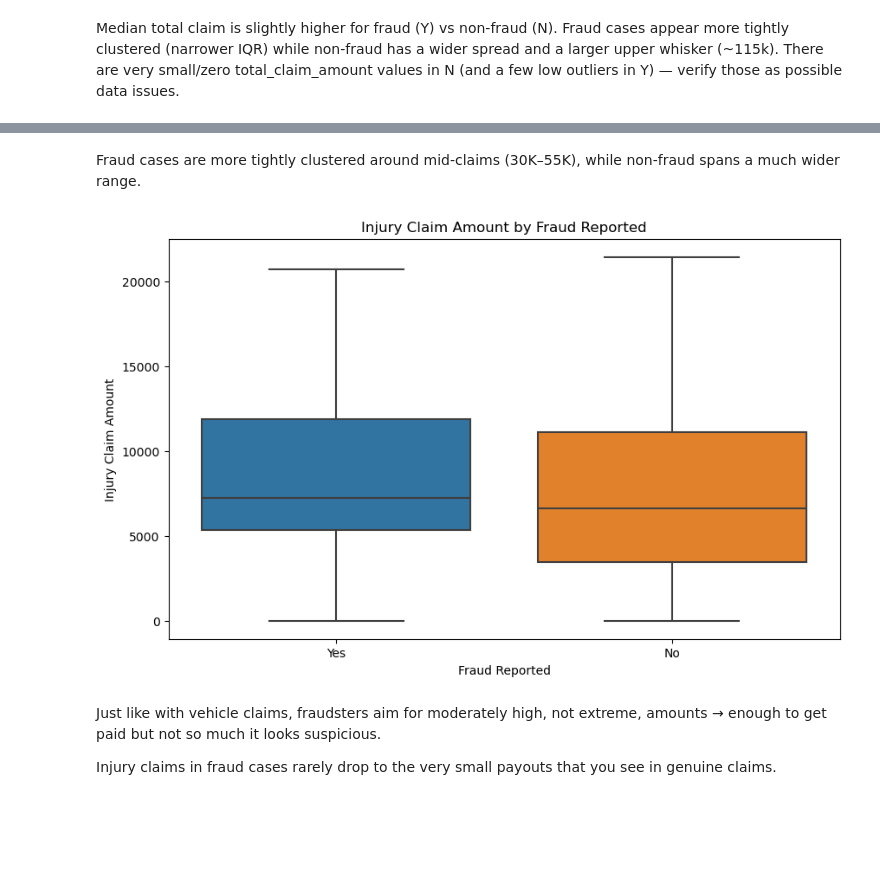
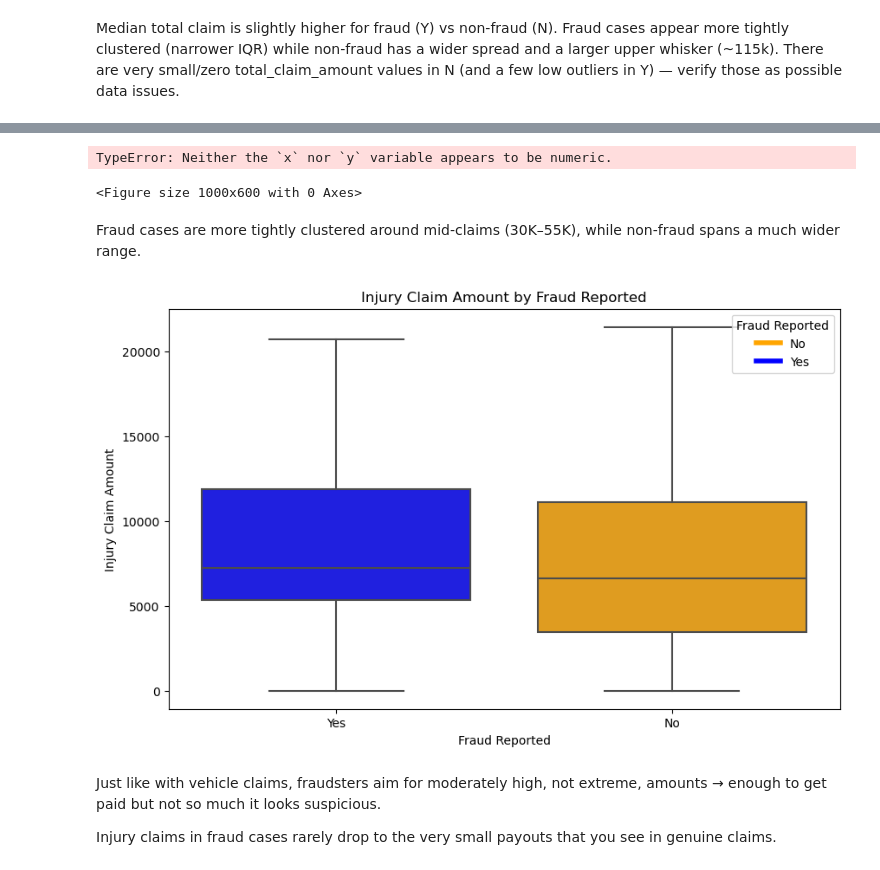
Before and after one commit to oaj1/Insurance_Claims, a Jupyter notebook: Insurance_Claims_ClaimTypeAmounts_EDA.ipynb, the cells around one changed output, grey strips where cells are left out. Saved outputs shown, nothing was run; the diff lists cells and outputs as text; code cells hidden in the pictures; blank space fills up the shorter version.

```diff
--- a/Insurance_Claims_ClaimTypeAmounts_EDA.ipynb
+++ b/Insurance_Claims_ClaimTypeAmounts_EDA.ipynb
@@ -130,13 +143,3 @@ plt.show()
 Median total claim is slightly higher for fraud (Y) vs non-fraud (N).
 Fraud cases appear more tightly clustered (narrower IQR) while non-fraud has a wider spread and a larger upper whisker (~115k).
 There are very small/zero total_claim_amount values in N (and a few low outliers in Y) — verify those as possible data issues.
-# %%
-#Lets compare fraud to non-fraud cases for first, the variable 'vehicle_claim'
-# Ensure 'vehicle_claim' is numeric
-df['vehicle_claim'] = pd.to_numeric(df['vehicle_claim'], errors='coerce')
-plt.figure(figsize=(10,6))
-sns.boxplot(x='fraud_reported', y='vehicle_claim', data=df)
-plt.title('Vehicle Claim Amount by Fraud Reported')
-plt.xlabel('Fraud Reported')
-plt.ylabel('Vehicle Claim Amount')
-plt.show()
@@ -145,15 +146,48 @@ plt.show()
+# %%
+plt.figure(figsize=(10,6))
+custom_palette = {'No': 'orange', 'Yes': 'blue'}
+ax = sns.boxplot(
+    x='fraud_reported',
+    y='vehicle_claim',
+    data=df,
+    hue='fraud_reported',
+    palette=custom_palette,
+    #legend=False
+)
+plt.title('Vehicle Claim Amount by Fraud Reported')
+plt.xlabel('Fraud Reported')
+plt.ylabel('Vehicle Claim Amount')
+# Add legend manually
+handles = [plt.Line2D([0], [0], color='blue', lw=4), plt.Line2D([0], [0], color='orange', lw=4)]
+labels = ['Yes', 'No']
+plt.legend(handles, labels, title='Fraud Reported', loc='upper right')
+plt.show()
+# %% [output]
+TypeError: Neither the `x` nor `y` variable appears to be numeric.
+<Figure size 1000x600 with 0 Axes>
 # %% [markdown]
 Fraud cases are more tightly clustered around mid-claims (30K–55K), while non-fraud spans a much wider range.
 # %%
 #Lets take a look at fraud vs non-fraud for injury_claim
-plt.figure(figsize = (10,6))
-sns.boxplot(x= 'fraud_reported', y='injury_claim', data=df)
+df['injury_claim'] = pd.to_numeric(df['injury_claim'], errors='coerce')
+plt.figure(figsize=(10,6))
+custom_palette = {'No': 'orange', 'Yes': 'blue'}
+ax = sns.boxplot(
+    x='fraud_reported',
+    y='injury_claim',
+    data=df,
+    palette=custom_palette
+)
 plt.title('Injury Claim Amount by Fraud Reported')
-plt.xlabel ('Fraud Reported')
-plt.ylabel ('Injury Claim Amount')
+plt.xlabel('Fraud Reported')
+plt.ylabel('Injury Claim Amount')
+# Add legend manually
+handles = [plt.Line2D([0], [0], color='orange', lw=4), plt.Line2D([0], [0], color='blue', lw=4)]
+labels = ['No', 'Yes']
+plt.legend(handles, labels, title='Fraud Reported', loc='upper right')
 plt.show()
 # %% [output]
-[figure, old version]
+[figure, new version]
 # %% [markdown]
 Just like with vehicle claims, fraudsters aim for moderately high, not extreme, amounts → enough to get paid but not so much it looks suspicious.
 
```
Also changed, not shown: parts of 6 cells of this notebook, 1 other file.
